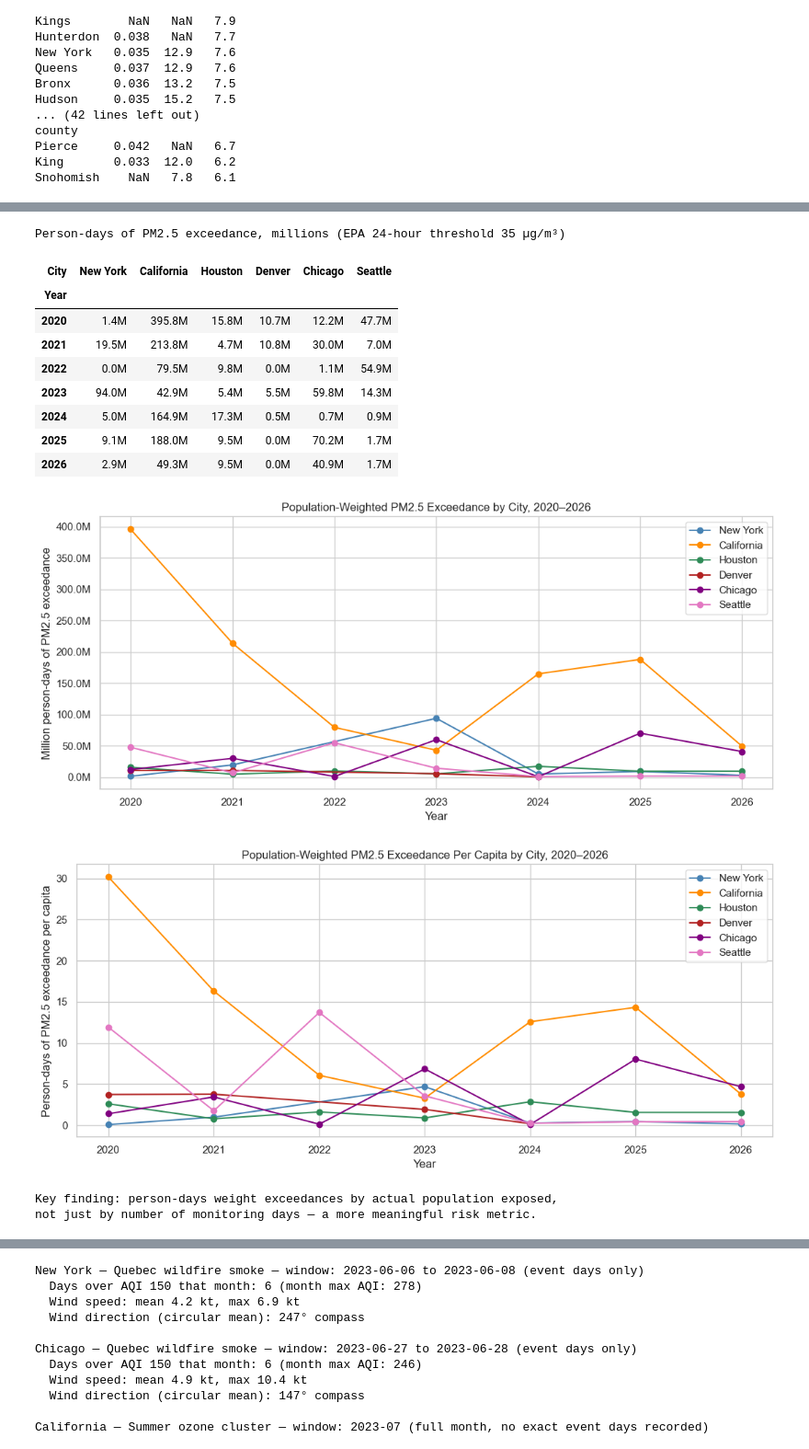
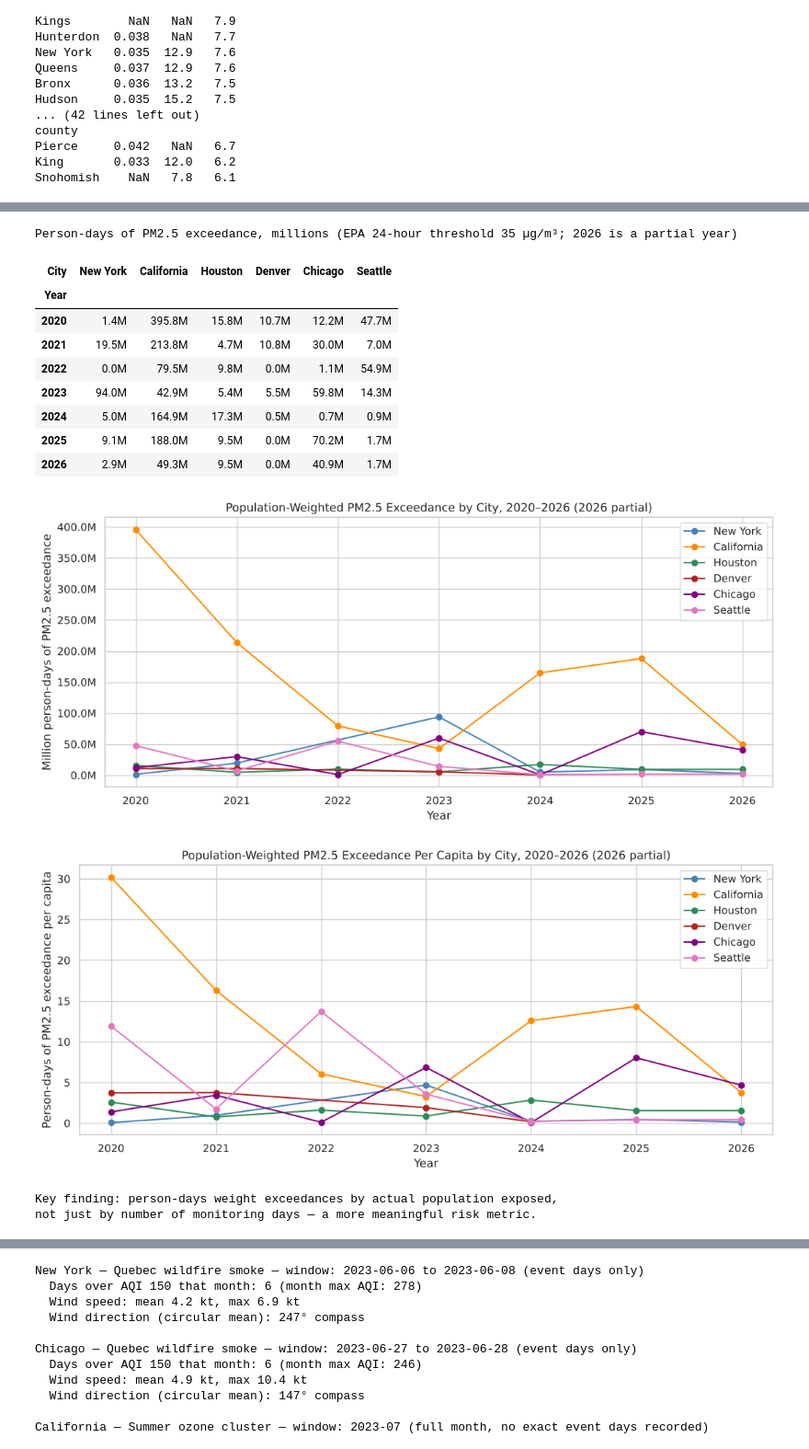
Before and after one commit to AlonsoSheila/air-quality-usa, a Jupyter notebook: air_quality_usa.ipynb, the cells around one changed output, grey strips where cells are left out. Shown at 92% size. Drawn from its saved outputs; the diff is of its cells as text; code cells hidden in the pictures.

```diff
--- a/air_quality_usa.ipynb
+++ b/air_quality_usa.ipynb
@@ -488,6 +494,18 @@ else:
         ("36", "005", "Bronx", "New York"),
         ("34", "017", "Hudson", "New York"),
         ("34", "031", "Passaic", "New York"),
+        ("36", "027", "Dutchess", "New York"),
+        ("36", "059", "Nassau", "New York"),
+        ("36", "071", "Orange", "New York"),
+        ("36", "079", "Putnam", "New York"),
+        ("36", "085", "Richmond", "New York"),
+        ("36", "087", "Rockland", "New York"),
+        ("36", "103", "Suffolk", "New York"),
+        ("36", "119", "Westchester", "New York"),
+        ("34", "023", "Middlesex", "New York"),
+        ("34", "025", "Monmouth", "New York"),
+        ("34", "027", "Morris", "New York"),
+        ("34", "029", "Ocean", "New York"),
         ("06", "037", "Los Angeles", "California"),
         ("06", "059", "Orange", "California"),
         ("48", "201", "Harris", "Houston"),
@@ -544,10 +562,11 @@ else:
     pop_df.to_csv(CSV_PATH, index=False)
     print(f"\nSaved {len(pop_df)} counties to {CSV_PATH}")
 
-# ── Patch: add the 12 missing New York metro counties (Census ACS 2022) ──────
-# The original CSV contained only 10 NY counties (the 5 boroughs + NJ core).
-# The NY-Newark-Jersey City CBSA has 22 counties; the 12 listed below were
-# confirmed via Census API (variable B01003_001E, ACS 5-Year 2022).
+# ── Patch for older local CSVs that only contain 10 New York counties ────────
+# A fresh download (above) already includes all 22 New York counties. An older
+# county_population.csv may contain only the first 10 (Kings, New York, Queens,
+# Bronx + the NJ core). The 12 counties below are the missing ones (Census ACS
+# 5-Year 2022, variable B01003_001E, values from the Census Data API).
 # This block is idempotent: it checks before inserting, so re-running is safe.
 _NY_MISSING = [
     {"city": "New York", "county": "Dutchess",   "population": 296467,  "state_fips": "36", "county_fips": "027"},
@@ -573,9 +592,9 @@ if _to_add:
         pop_df.to_csv(CSV_PATH, index=False)
         print(f"\nPatched county_population.csv: added {len(_to_add)} missing NY counties")
     except PermissionError:
-        print(f"\nNota: no se pudo guardar el CSV (archivo abierto en otro proceso).")
-        print(f"Los {len(_to_add)} condados se añadieron en memoria — el análisis continúa con datos correctos.")
-        print(f"Cierra Excel/cualquier app que tenga abierto county_population.csv y vuelve a ejecutar esta celda para guardar.")
+        print("\nNote: could not save the CSV (file open in another program).")
+        print(f"The {len(_to_add)} counties were added in memory, so the analysis continues with correct data.")
+        print("Close any program that has county_population.csv open and re-run this cell to save it.")
     for r in _to_add:
         print(f"  + {r['county']} (NY metro): {r['population']:,}")
 else:
@@ -644,7 +663,7 @@ pivot_pd_M.index.name = "Year"
 display(pivot_pd_M.style
     .format("{:.1f}M")
     .background_gradient(cmap="YlOrRd", axis=None)
-    .set_caption("Person-days of PM2.5 exceedance, millions (EPA 24-hour threshold 35 µg/m³)")
+    .set_caption("Person-days of PM2.5 exceedance, millions (EPA 24-hour threshold 35 µg/m³; 2026 is a partial year)")
     .set_table_styles([
         {"selector": "caption", "props": [("font-size", "13px"), ("font-weight", "bold")]}
     ])
@@ -659,7 +678,7 @@ for city in CITY_ORDER:
         ax.plot(city_data["year"], city_data["person_days"] / 1e6,
                 marker="o", label=city, color=CITY_COLOR[city])
 ax.set_ylabel("Million person-days of PM2.5 exceedance")
-ax.set_title("Population-Weighted PM2.5 Exceedance by City, 2020–2026")
+ax.set_title("Population-Weighted PM2.5 Exceedance by City, 2020–2026 (2026 partial)")
 ax.set_xlabel("Year")
 ax.legend()
 ax.yaxis.set_major_formatter(plt.FuncFormatter(lambda x, _: f"{x:.1f}M"))
@@ -670,37 +689,37 @@ plt.show()
 fig2, ax2 = plt.subplots(figsize=(11, 5))
 cbsa_pop_52 = pop_df.groupby("city")["population"].sum().reset_index()
 cbsa_pop_52.columns = ["city", "cbsa_population"]
 pd_percapita = person_days_summary.merge(cbsa_pop_52, on="city", how="left")
 pd_percapita["person_days_per_capita"] = pd_percapita["person_days"] / pd_percapita["cbsa_population"]
 
 for city in CITY_ORDER:
     city_data = pd_percapita[pd_percapita["city"] == city]
     if len(city_data) and city_data["person_days_per_capita"].sum() > 0:
         ax2.plot(city_data["year"], city_data["person_days_per_capita"],
                  marker="o", label=city, color=CITY_COLOR[city])
 ax2.set_ylabel("Person-days of PM2.5 exceedance per capita")
-ax2.set_title("Population-Weighted PM2.5 Exceedance Per Capita by City, 2020–2026")
+ax2.set_title("Population-Weighted PM2.5 Exceedance Per Capita by City, 2020–2026 (2026 partial)")
 ax2.set_xlabel("Year")
 ax2.set_xticks(list(range(2020, 2027)))
 ax2.legend()
 plt.tight_layout()
 plt.show()
 
 print("\nKey finding: person-days weight exceedances by actual population exposed,")
 print("not just by number of monitoring days — a more meaningful risk metric.")
 # %% [output]
-Person-days of PM2.5 exceedance, millions (EPA 24-hour threshold 35 µg/m³)
+Person-days of PM2.5 exceedance, millions (EPA 24-hour threshold 35 µg/m³; 2026 is a partial year)
 | City | New York | California | Houston | Denver | Chicago | Seattle |
 | Year |  |  |  |  |  |  |
 | 2020 | 1.4M | 395.8M | 15.8M | 10.7M | 12.2M | 47.7M |
 | 2021 | 19.5M | 213.8M | 4.7M | 10.8M | 30.0M | 7.0M |
 | 2022 | 0.0M | 79.5M | 9.8M | 0.0M | 1.1M | 54.9M |
 | 2023 | 94.0M | 42.9M | 5.4M | 5.5M | 59.8M | 14.3M |
 | 2024 | 5.0M | 164.9M | 17.3M | 0.5M | 0.7M | 0.9M |
 | 2025 | 9.1M | 188.0M | 9.5M | 0.0M | 70.2M | 1.7M |
 | 2026 | 2.9M | 49.3M | 9.5M | 0.0M | 40.9M | 1.7M |
-[figure, old version]
+[figure, new version]
-[figure, old version]
+[figure, new version]
 Key finding: person-days weight exceedances by actual population exposed,
 not just by number of monitoring days — a more meaningful risk metric.
 # %% [markdown]
```
Also changed, not shown: parts of 23 cells of this notebook, 9 other files.
